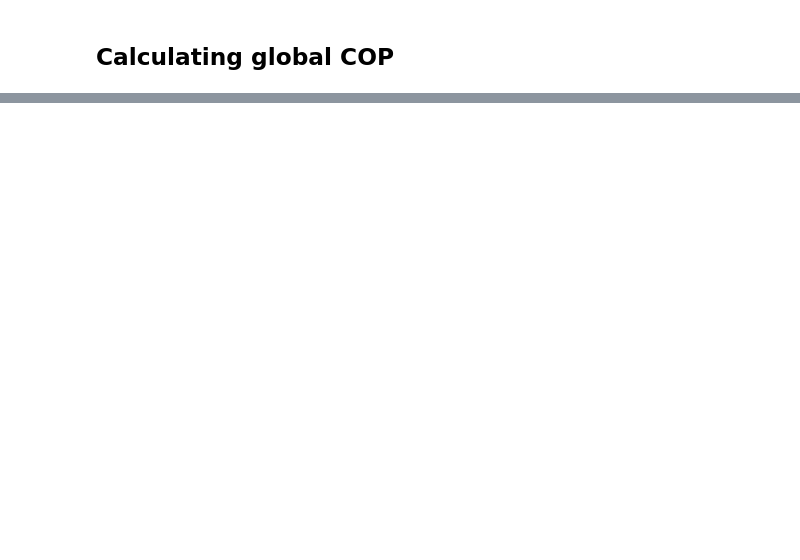
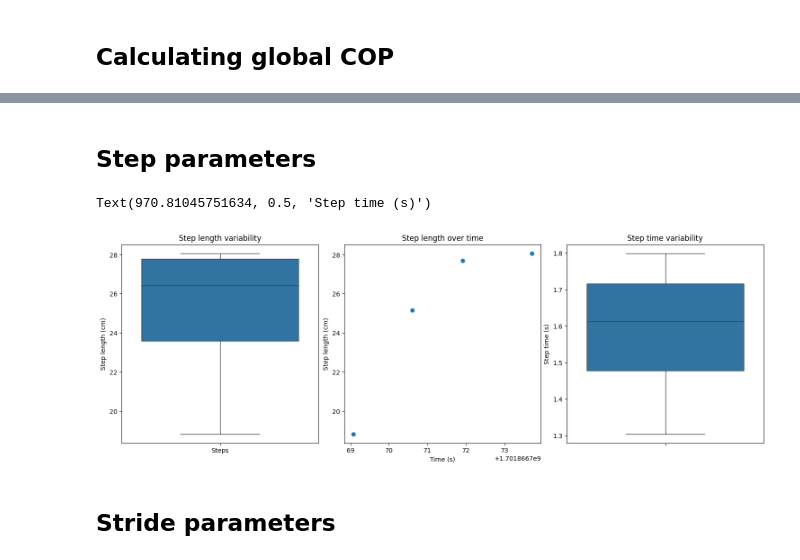
Before and after one commit to SujithChristopher/mobbo_analysis, a Jupyter notebook: analysis/cop_calculation.ipynb, the cells around one changed output, grey strips where cells are left out. Cells and saved outputs as stored; diff of their text form; code cells hidden in the pictures; blank space fills up the shorter version.

```diff
--- a/analysis/cop_calculation.ipynb
+++ b/analysis/cop_calculation.ipynb
@@ -94,0 +199,44 @@ plt.show()
+# %%
+right_steps = []
+left_steps = []
+
+for i in range(minimum_cycles*2 - 1):
+    if i%2 == 0:
+        right_steps.append(np.linalg.norm(rf_pos[i//2] - lf_pos[i//2], axis=0))
+    else:
+        left_steps.append(np.linalg.norm(lf_pos[i//2] - rf_pos[i//2+1], axis=0))
+
+min_steps = min(len(right_steps), len(left_steps))
+steps_df = pd.DataFrame({'right_swing':right_steps[:min_steps], 'left_swing':left_steps[:min_steps]})
+# %%
+right_steps = []
+left_steps = []
+
+for i in range(minimum_cycles*2 - 1):
+    if i%2 == 0:
+        right_steps.append(-(rf_pos[i//2][1] - lf_pos[i//2][1]))
+    else:
+        left_steps.append((lf_pos[i//2][1] - rf_pos[i//2+1][1]))
+
+min_steps = min(len(right_steps), len(left_steps))
+steps_df = pd.DataFrame({'Steps':right_steps[:min_steps]})
+# %% [markdown]
+## Step parameters
+# %%
+fig, axes = plt.subplots(nrows=1, ncols=3, figsize=(15, 5))
+fig.tight_layout()
+sns.boxplot(data=steps_df, ax=axes[0])
+axes[0].set_ylabel('Step length (cm)')
+axes[0].set_title('Step length variability')
+axes[1].scatter(rf_time[:len(steps_df['Steps'])],steps_df['Steps'])
+axes[1].set_title('Step length over time')
+axes[1].set_ylabel('Step length (cm)')
+axes[1].set_xlabel('Time (s)')
+sns.boxplot(data=np.diff(rf_time), ax=axes[2])
+axes[2].set_title('Step time variability')
+axes[2].set_ylabel('Step time (s)')
+# %% [output]
+Text(970.81045751634, 0.5, 'Step time (s)')
+[figure, added]
+# %% [markdown]
+## Stride parameters
```
Also changed, not shown: parts of 18 cells of this notebook, 1 other file.
